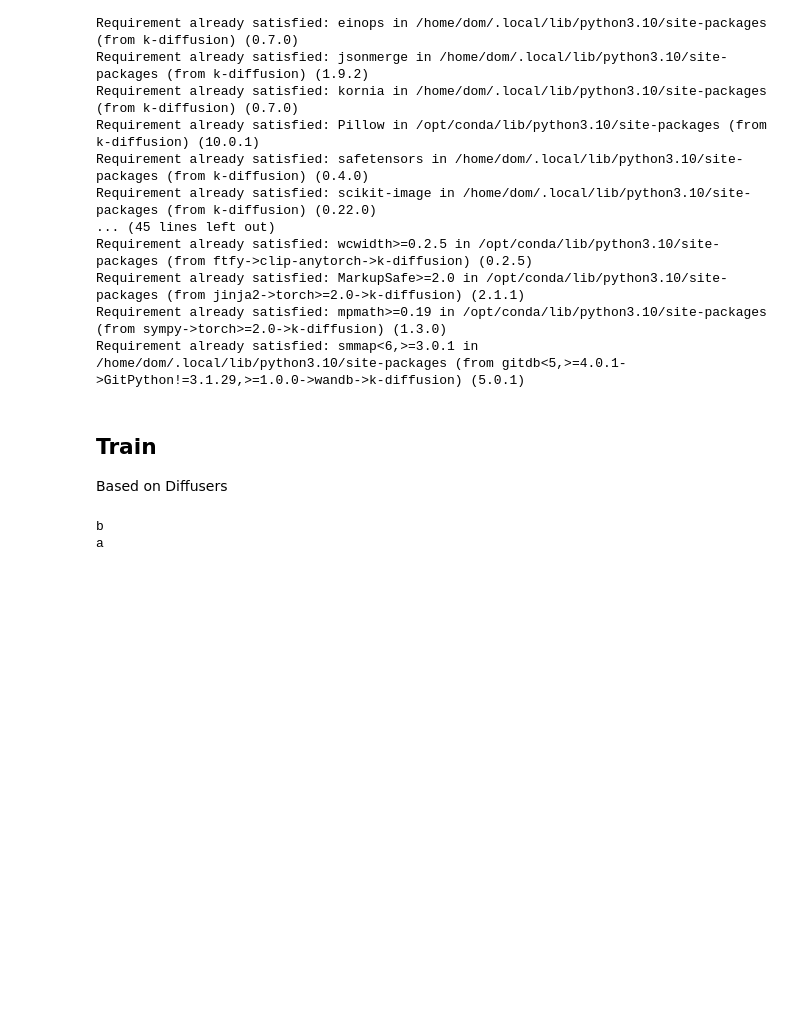
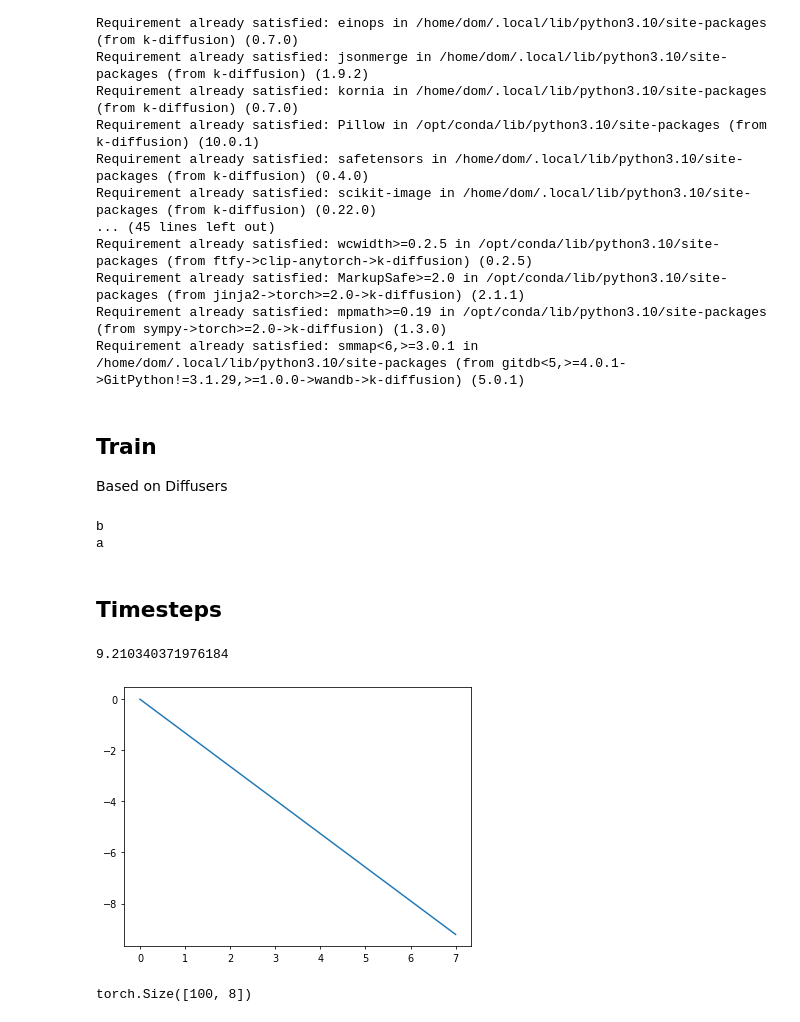
Before and after one commit to teome/diffusion-play, a Jupyter notebook: nbs/26_diffusion_unet.ipynb, the cells around one changed output. Saved outputs shown, nothing was run; the diff lists cells and outputs as text; code cells hidden in the pictures; blank space fills up the shorter version.

```diff
--- a/nbs/26_diffusion_unet.ipynb
+++ b/nbs/26_diffusion_unet.ipynb
@@ -202,0 +205,21 @@ learn = Learner(model, dls, nn.MSELoss(), lr=lr, cbs=cbs, opt_func=opt_func)
+# %% [markdown]
+## Timesteps
+# %%
+emb_dim = 16
+tsteps = torch.linspace(-10, 10, 100)
+max_period = 10000
+# %%
+math.log(1e4)
+# %% [output]
+9.210340371976184
+# %%
+exponent = -math.log(max_period) * torch.linspace(0, 1, emb_dim//2, device=tsteps.device)
+# %%
+plt.plot(exponent);
+# %% [output]
+[figure, added]
+# %%
+emb = tsteps[:, None] * exponent.exp()[None, :]
+emb.shape
+# %% [output]
+torch.Size([100, 8])
```
Also changed, not shown: parts of 22 cells of this notebook.
